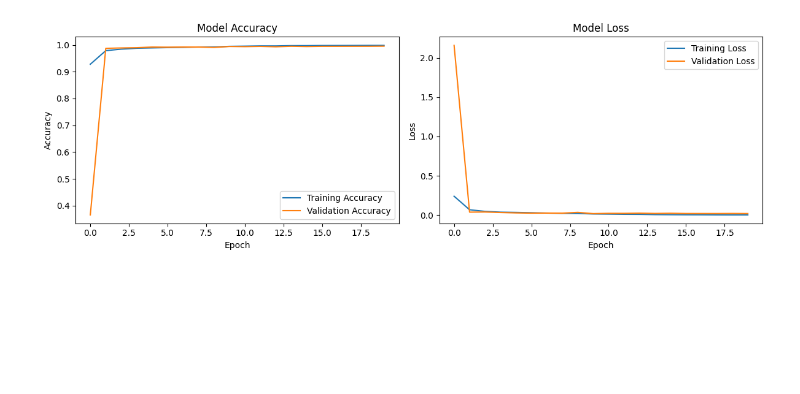
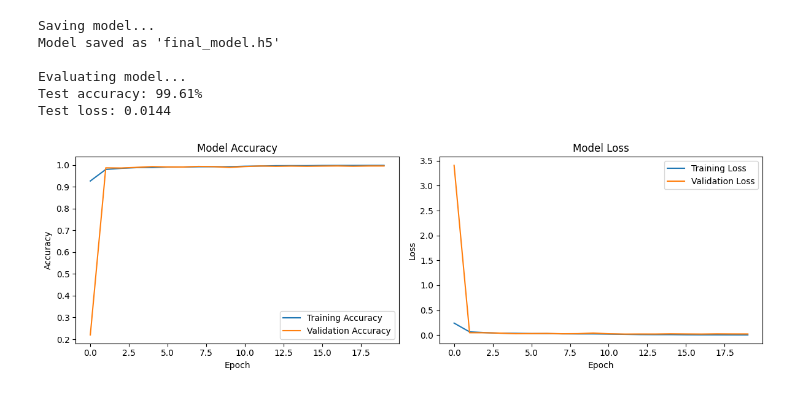
Before and after one commit to nimrashaheen001/Programming_for_AI, a Jupyter notebook: CVassignment_3.ipynb, the cells around one changed output. Drawn from its saved outputs; the diff is of its cells as text; code cells hidden in the pictures; blank space fills up the shorter version.

```diff
--- a/CVassignment_3.ipynb
+++ b/CVassignment_3.ipynb
@@ -120,6 +120,11 @@ def main():
                        callbacks=[lr_reducer],
                        verbose=1)
 
+      # Save the trained model
+    print("\nSaving model...")
+    model.save('final_model.h5')
+    print("Model saved as 'final_model.h5'")
+
     # Evaluate the model
     print("\nEvaluating model...")
     test_loss, test_accuracy = model.evaluate(X_test, y_test, verbose=0)
@@ -156 +161,7 @@ Test loss: 0.0154
+Saving model...
+Model saved as 'final_model.h5'
+
+Evaluating model...
+Test accuracy: 99.61%
+Test loss: 0.0144
-[figure, old version]
+[figure, new version]
```
Also changed, not shown: parts of 3 cells of this notebook.
